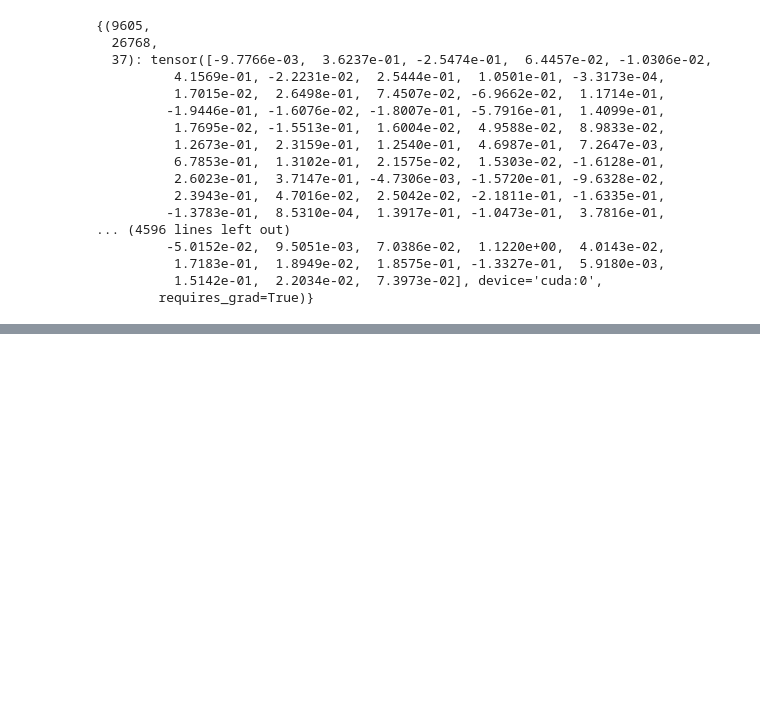
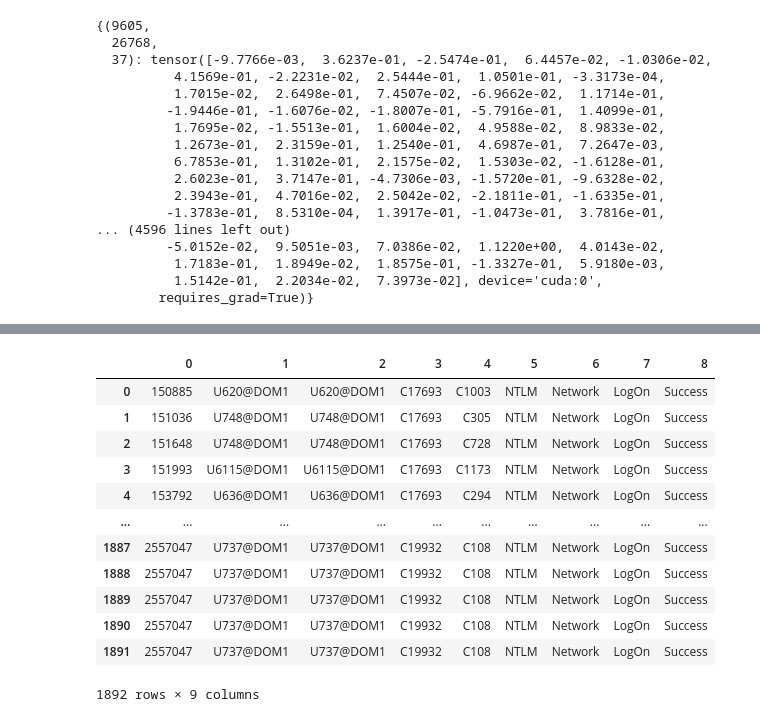
Before and after one commit to quanghuy-ngo/LMTracker, a Jupyter notebook: exploration.ipynb, the cells around one changed output, grey strips where cells are left out. Cells and saved outputs as stored; diff of their text form; code cells hidden in the pictures; blank space fills up the shorter version.

```diff
--- a/exploration.ipynb
+++ b/exploration.ipynb
@@ -38,7 +45,8 @@ def auth_filter(row, day_filter):
 # day_filter: list of day that used to construct graph. Return True when current row in this list
 
     day_in_second = 60*60*24
-    if np.ceil(int(row[0]) / day_in_second) not in day_filter or row[8] == "Fail" or row[7] == "LogOff" or row[1][0] == "C" or row[2][0] == "C":
+#     if np.ceil(int(row[0]) / day_in_second) not in day_filter or row[8] == "Fail" or row[7] == "LogOff" or row[1][0] == "C" or row[2][0] == "C":
+    if np.ceil(int(row[0]) / day_in_second) not in day_filter or row[8] == "Fail" or row[1][0] == "C" or row[2][0] == "C":
         return True
     return False
 def process_filter(row, day_filter):
@@ -1385,0 +1593,4 @@ torch.load("/home/andrewngo/Desktop/MLTracker/model_20220219153022/out_mal_test.
+# %%
+df_red = pd.read_csv('/home/andrewngo/Desktop/LANL_data/redteam.txt', sep =',' , header=None)
+time_set = set(df_red[0])
+df_red
@@ -1385,0 +1611,35 @@ torch.load("/home/andrewngo/Desktop/MLTracker/model_20220219153022/out_mal_test.
+# %%
+from csv import reader
+# open file in read mode
+count = 0
+
+day_in_second = 60*60*24
+day_filter = [2, 3, 6, 7, 8, 9, 10, 13, 14, 15, 16, 21, 22, 23, 27, 28, 29, 30] # only get data from this list of day
+user_comp_dict = set()
+comp_comp_dict = set()
+user_user_dict = set()
+df_red_full = []
+
+with open('/home/andrewngo/Desktop/LANL_data/auth.txt', 'r') as read_obj:
+    # pass the file object to reader() to get the reader object
+    csv_reader = reader(read_obj)
+    # Iterate over each row in the csv using reader object
+    for row in csv_reader:
+#         if auth_filter(row, day_filter):
+#             continue
+        if np.ceil(int(row[0]) / day_in_second) > 40:
+            break
+        count = count + 1
+        if count % 10000000 == 0:
+            print(str(count/1000000) + "Mth lines")
+        source_user     = row[1].split("@")[0]
+        des_user        = row[2].split("@")[0]
+        source_computer = row[3]
+        des_computer    = row[4]
+        if int(row[0]) in time_set:
+            for i,row_red in df_red.iterrows():
+                if row_red[1] == row[1] and row_red[2] == row[3] and row_red[3] == row[4]:
+                    df_red_full.append(row)
+
+df_red_full = pd.DataFrame(df_red_full)
+# df
@@ -1385,0 +1664,16 @@ torch.load("/home/andrewngo/Desktop/MLTracker/model_20220219153022/out_mal_test.
+# %%
+df_red_full
+# %% [output]
+|  | 0 | 1 | 2 | 3 | 4 | 5 | 6 | 7 | 8 |
+| 0 | 150885 | U620@DOM1 | U620@DOM1 | C17693 | C1003 | NTLM | Network | LogOn | Success |
+| 1 | 151036 | U748@DOM1 | U748@DOM1 | C17693 | C305 | NTLM | Network | LogOn | Success |
+| 2 | 151648 | U748@DOM1 | U748@DOM1 | C17693 | C728 | NTLM | Network | LogOn | Success |
+| 3 | 151993 | U6115@DOM1 | U6115@DOM1 | C17693 | C1173 | NTLM | Network | LogOn | Success |
+| 4 | 153792 | U636@DOM1 | U636@DOM1 | C17693 | C294 | NTLM | Network | LogOn | Success |
+| ... | ... | ... | ... | ... | ... | ... | ... | ... | ... |
+| 1887 | 2557047 | U737@DOM1 | U737@DOM1 | C19932 | C108 | NTLM | Network | LogOn | Success |
+| 1888 | 2557047 | U737@DOM1 | U737@DOM1 | C19932 | C108 | NTLM | Network | LogOn | Success |
+| 1889 | 2557047 | U737@DOM1 | U737@DOM1 | C19932 | C108 | NTLM | Network | LogOn | Success |
+| 1890 | 2557047 | U737@DOM1 | U737@DOM1 | C19932 | C108 | NTLM | Network | LogOn | Success |
+| 1891 | 2557047 | U737@DOM1 | U737@DOM1 | C19932 | C108 | NTLM | Network | LogOn | Success |
+1892 rows × 9 columns
```
Also changed, not shown: parts of 34 cells of this notebook, 56 other files.
